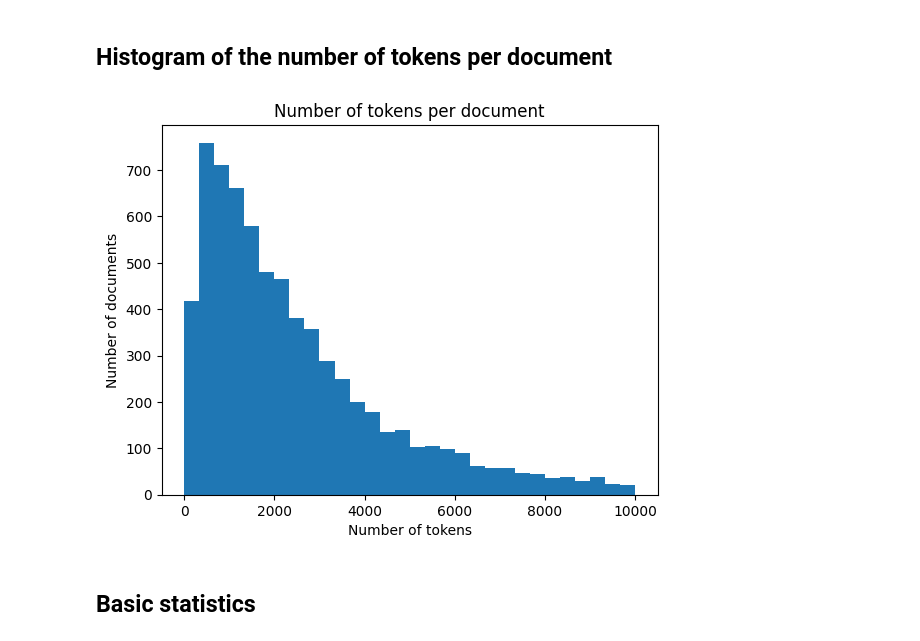
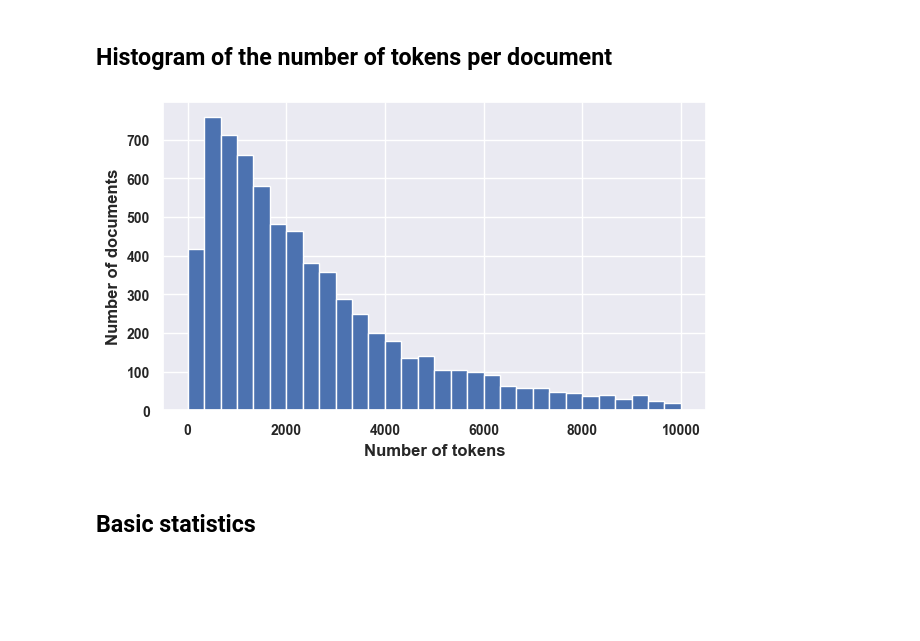
Before and after one commit to lilf4p/hlt-project, a Jupyter notebook: notebook/tokenization.ipynb, the cells around one changed output. Drawn from its saved outputs; the diff is of its cells as text; code cells hidden in the pictures; blank space fills up the shorter version.

Commit message:
plots

```diff
--- a/notebook/tokenization.ipynb
+++ b/notebook/tokenization.ipynb
@@ -74,25 +73,33 @@ max_len
 # %%
 # histogram of number of tokens per doc
 # 1 count the number of tokens in each doc
 # 2 plot the histogram
 #1
+# import file
+df_train = pd.read_pickle('ECHR_Dataset_Tokenized/legal-bert-base-uncased/df_train_tokenized.pkl')
+
 len_docs=[]
 for doc in df_train['input_ids']:
     len_doc=0
     for sentence in doc:
         # count the non-zero elements
         len_doc+=len(sentence[sentence!=0])
     len_docs.append(len_doc)
 #2
 import matplotlib.pyplot as plt
+import seaborn as sns
+
+sns.set_theme()
+plt.figure(figsize=(7,4))
 len_docs=np.array(len_docs)
 plt.hist(len_docs, bins=30, range=(0, 10000))
-plt.title('Number of tokens per document')
-plt.xlabel('Number of tokens')
-plt.ylabel('Number of documents')
+plt.xlabel('Number of tokens', fontsize=12, fontweight='bold')
+plt.ylabel('Number of documents', fontsize=12, fontweight='bold')
+plt.xticks(fontsize=10, fontweight='bold')
+plt.yticks(fontsize=10, fontweight='bold')
 plt.show()
 # %% [output]
-[figure, old version]
+[figure, new version]
 # %% [markdown]
 ## Basic statistics
 # %%
```
Also changed, not shown: parts of 2 cells of this notebook, 4 other files.
